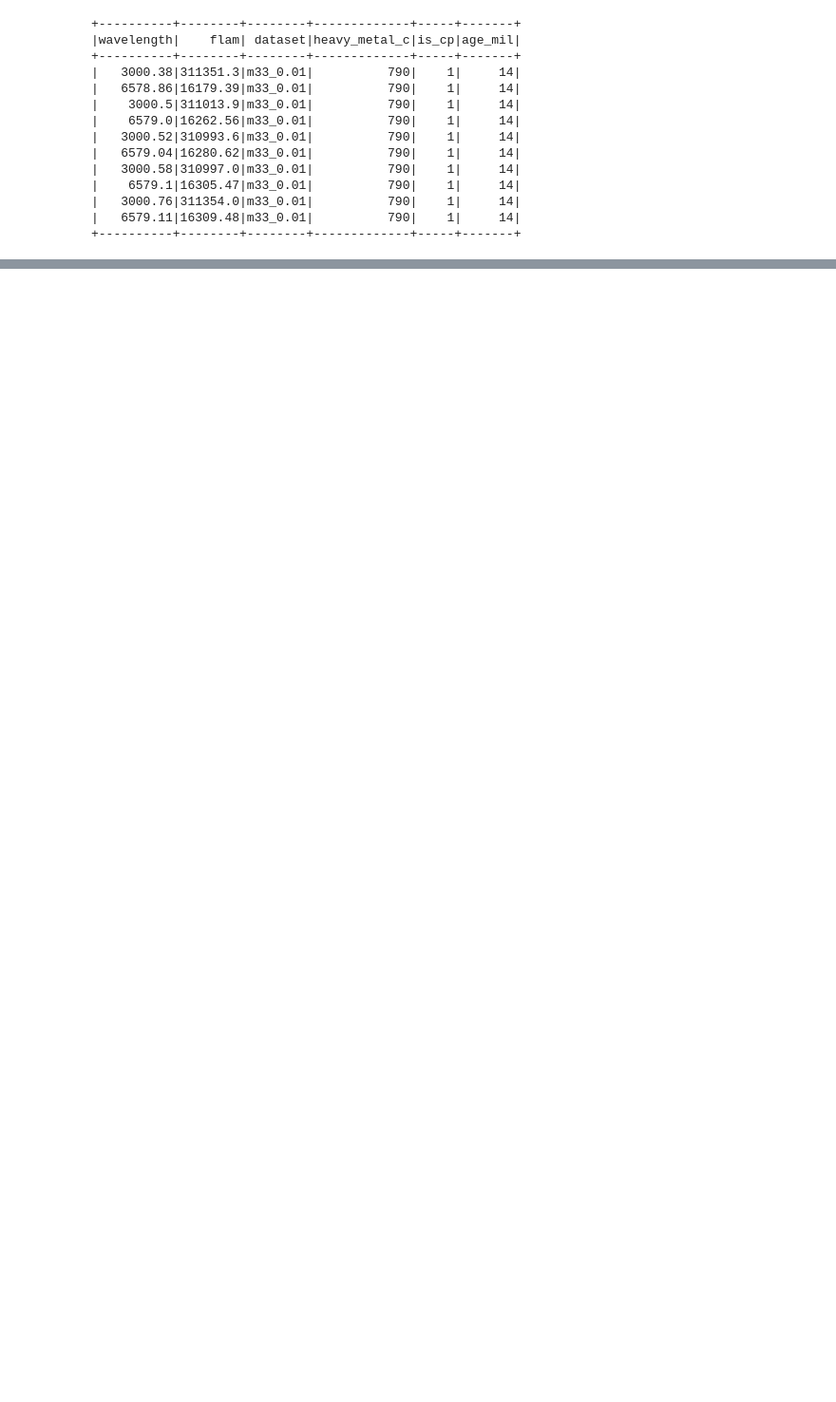
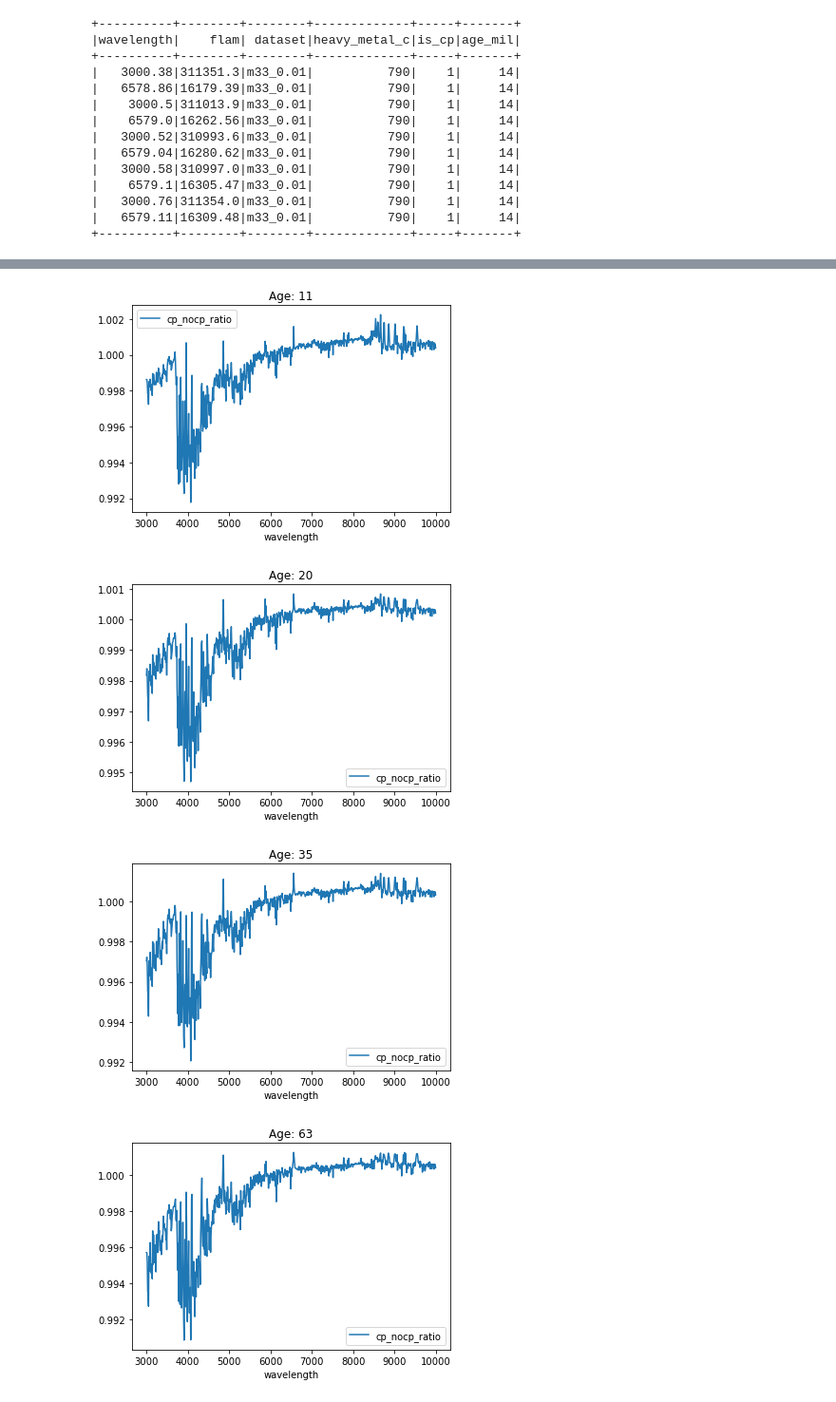
Before and after one commit to chworthey/astro, a Jupyter notebook: workspace/AstroM33.ipynb, the cells around one changed output, grey strips where cells are left out. Shown at 95% size. Drawn from its saved outputs; the diff is of its cells as text; code cells hidden in the pictures; blank space fills up the shorter version.

```diff
--- a/workspace/AstroM33.ipynb
+++ b/workspace/AstroM33.ipynb
@@ -334,0 +430,28 @@ Equivalent width: 3.7400577708948592
+# %%
+def measure_cp_ratio(sampled_df):
+    return sampled_df \
+        .select(
+            col('wavelength'),
+            col('flam_no_cp'),
+            col('flam_cp'),
+            (col('flam_cp')/col('flam_no_cp')).alias('cp_nocp_ratio'))
+# %%
+interesting_ages = [11, 20, 35, 63, 112, 199, 354,
+    631, 1122, 1995, 3548, 6309, 17782]
+for age in interesting_ages:
+    sample_df = sample_spectrum(
+        pick_spectrum(
+            data_set='m33_0.01',
+            heavy_metal_c=790,
+            age_mil=age),
+        wavelength_increment=10.0,
+        min_wavelength=3000.0,
+        max_wavelength=10000.0)
+
+    cp_ratio = measure_cp_ratio(sample_df).select(col('wavelength'), col('cp_nocp_ratio'))
+    plot_sampled_spectrum(cp_ratio, plot_title='Age: %d' % (age))
+# %% [output]
+[figure, added]
+[figure, added]
+[figure, added]
+[figure, added]
```
Also changed, not shown: parts of 21 cells of this notebook.
